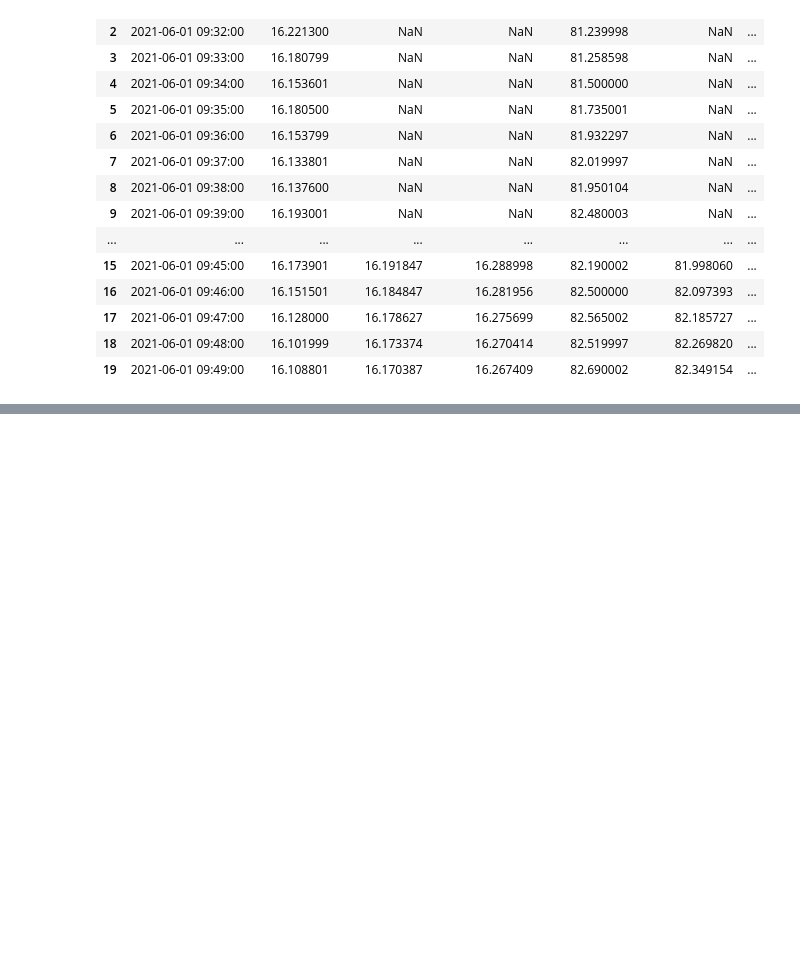
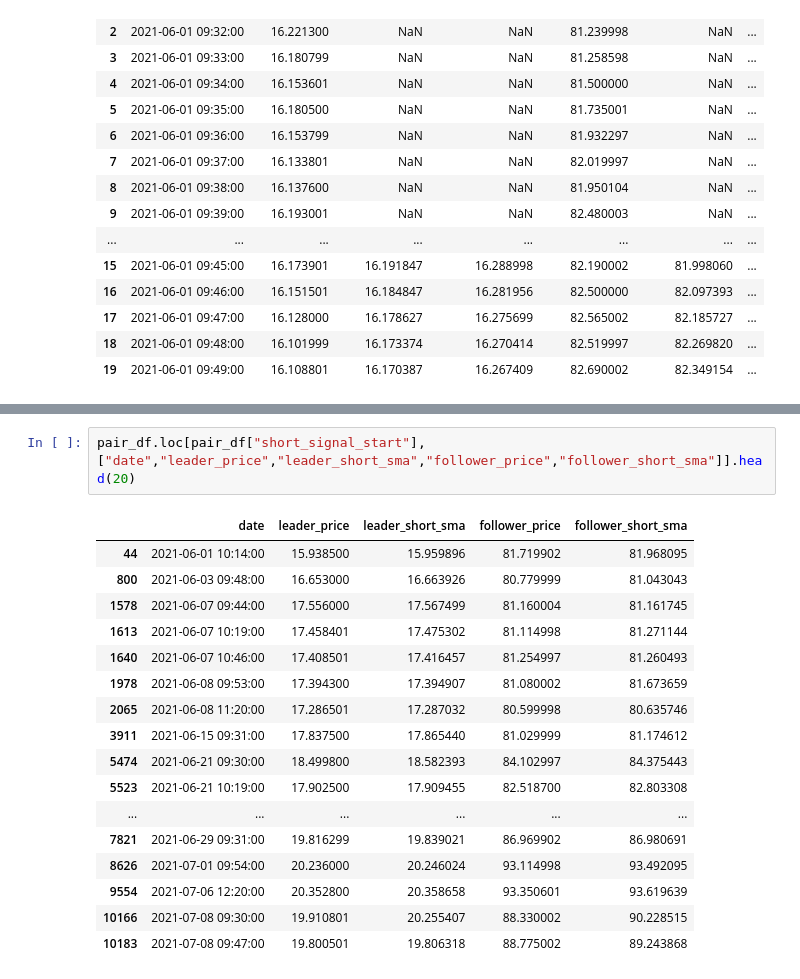
Before and after one commit to ADRIANVM117/data-science-portfolio, a Jupyter notebook: SolidBack_Quant/notebooks/01_hypothesis_validation.ipynb, the cells around one changed output, grey strips where cells are left out. Cells and saved outputs as stored; diff of their text form; blank space fills up the shorter version.

```diff
--- a/SolidBack_Quant/notebooks/01_hypothesis_validation.ipynb
+++ b/SolidBack_Quant/notebooks/01_hypothesis_validation.ipynb
@@ -799,0 +853,20 @@ pair_df[["date","leader_price","leader_sma15","leader_long_sma","follower_price"
+# %%
+pair_df.loc[pair_df["short_signal_start"],["date","leader_price","leader_short_sma","follower_price","follower_short_sma"]].head(20)
+# %% [output]
+|  | date | leader_price | leader_short_sma | follower_price | follower_short_sma |
+| 44 | 2021-06-01 10:14:00 | 15.938500 | 15.959896 | 81.719902 | 81.968095 |
+| 800 | 2021-06-03 09:48:00 | 16.653000 | 16.663926 | 80.779999 | 81.043043 |
+| 1578 | 2021-06-07 09:44:00 | 17.556000 | 17.567499 | 81.160004 | 81.161745 |
+| 1613 | 2021-06-07 10:19:00 | 17.458401 | 17.475302 | 81.114998 | 81.271144 |
+| 1640 | 2021-06-07 10:46:00 | 17.408501 | 17.416457 | 81.254997 | 81.260493 |
+| 1978 | 2021-06-08 09:53:00 | 17.394300 | 17.394907 | 81.080002 | 81.673659 |
+| 2065 | 2021-06-08 11:20:00 | 17.286501 | 17.287032 | 80.599998 | 80.635746 |
+| 3911 | 2021-06-15 09:31:00 | 17.837500 | 17.865440 | 81.029999 | 81.174612 |
+| 5474 | 2021-06-21 09:30:00 | 18.499800 | 18.582393 | 84.102997 | 84.375443 |
+| 5523 | 2021-06-21 10:19:00 | 17.902500 | 17.909455 | 82.518700 | 82.803308 |
+| ... | ... | ... | ... | ... | ... |
+| 7821 | 2021-06-29 09:31:00 | 19.816299 | 19.839021 | 86.969902 | 86.980691 |
+| 8626 | 2021-07-01 09:54:00 | 20.236000 | 20.246024 | 93.114998 | 93.492095 |
+| 9554 | 2021-07-06 12:20:00 | 20.352800 | 20.358658 | 93.350601 | 93.619639 |
+| 10166 | 2021-07-08 09:30:00 | 19.910801 | 20.255407 | 88.330002 | 90.228515 |
+| 10183 | 2021-07-08 09:47:00 | 19.800501 | 19.806318 | 88.775002 | 89.243868 |
```
Also changed, not shown: parts of 35 cells of this notebook.
